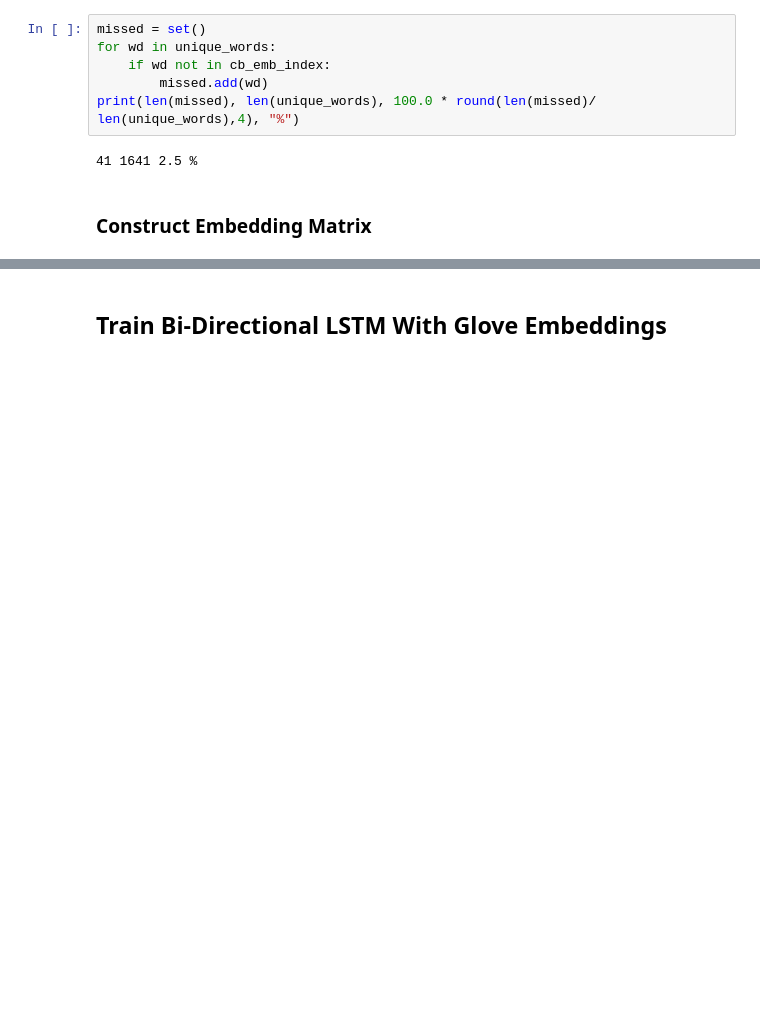
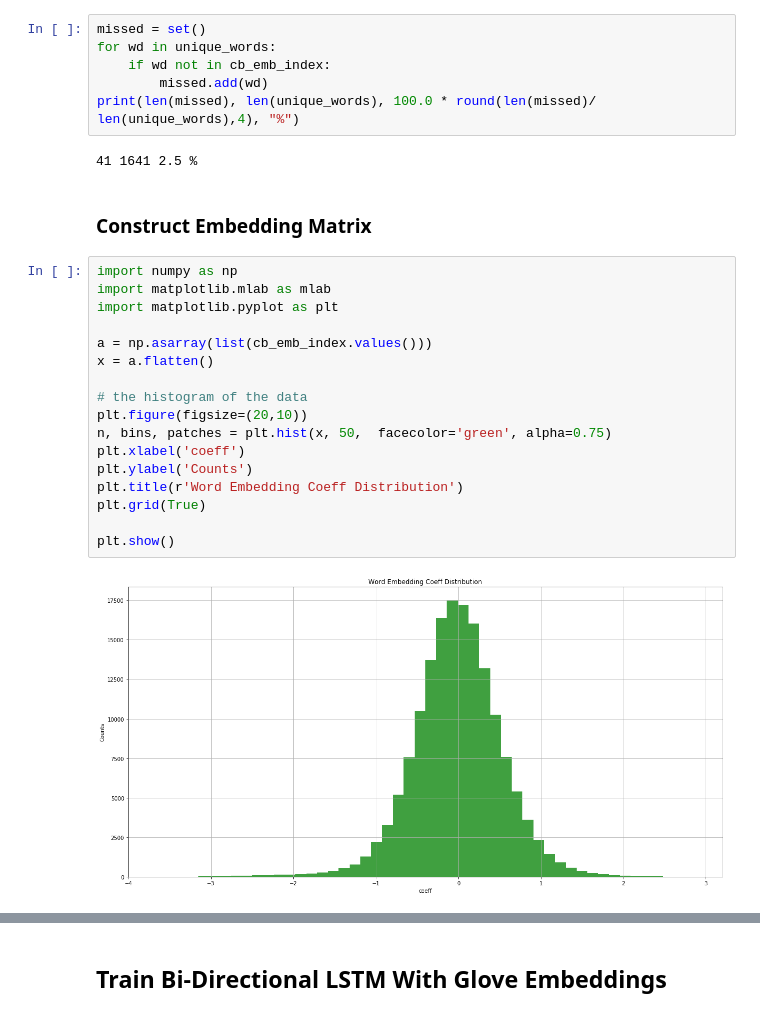
Before and after one commit to simonhughes22/PythonNlpResearch, a Jupyter notebook: notebooks/Keras/Keras - Train Bi-Directional LSTM Tagger-Theano.ipynb, the cells around one changed output, grey strips where cells are left out. Saved outputs shown, nothing was run; the diff lists cells and outputs as text; blank space fills up the shorter version.

```diff
--- a/notebooks/Keras/Keras - Train Bi-Directional LSTM Tagger-Theano.ipynb
+++ b/notebooks/Keras/Keras - Train Bi-Directional LSTM Tagger-Theano.ipynb
@@ -416,3 +410,22 @@ print(len(missed), len(unique_words), 100.0 * round(len(missed)/  len(unique_wor
 41 1641 2.5 %
 # %% [markdown]
 ### Construct Embedding Matrix
+# %%
+import numpy as np
+import matplotlib.mlab as mlab
+import matplotlib.pyplot as plt
+
+a = np.asarray(list(cb_emb_index.values()))
+x = a.flatten()
+
+# the histogram of the data
+plt.figure(figsize=(20,10))
+n, bins, patches = plt.hist(x, 50,  facecolor='green', alpha=0.75)
+plt.xlabel('coeff')
+plt.ylabel('Counts')
+plt.title(r'Word Embedding Coeff Distribution')
+plt.grid(True)
+
+plt.show()
+# %% [output]
+[figure, added]
```
Also changed, not shown: parts of 16 cells of this notebook, 3 other files.
